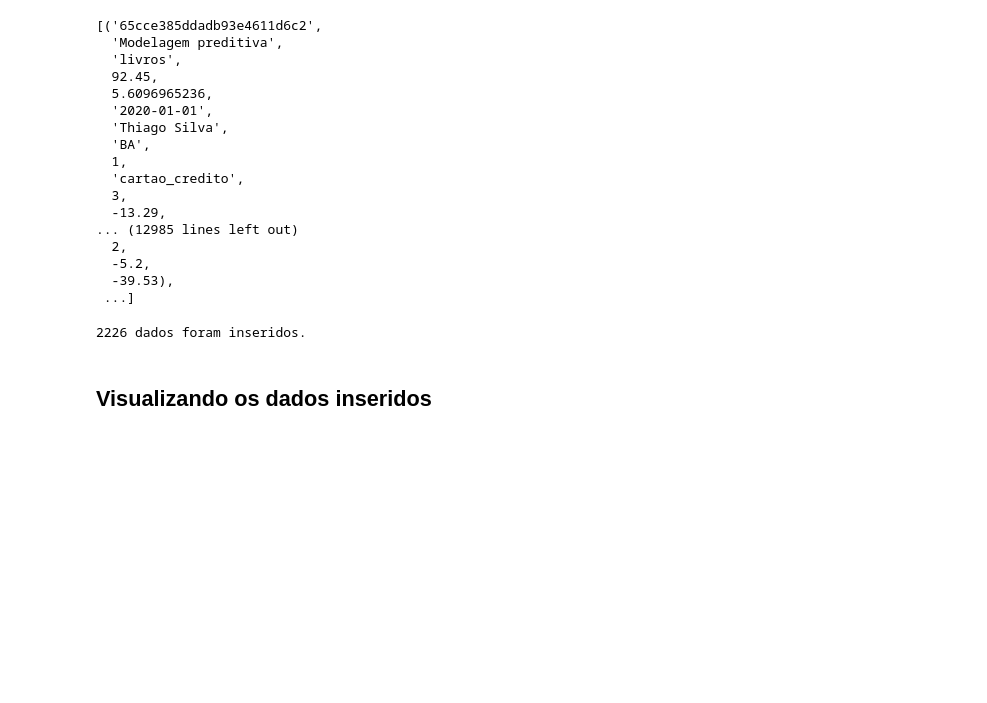
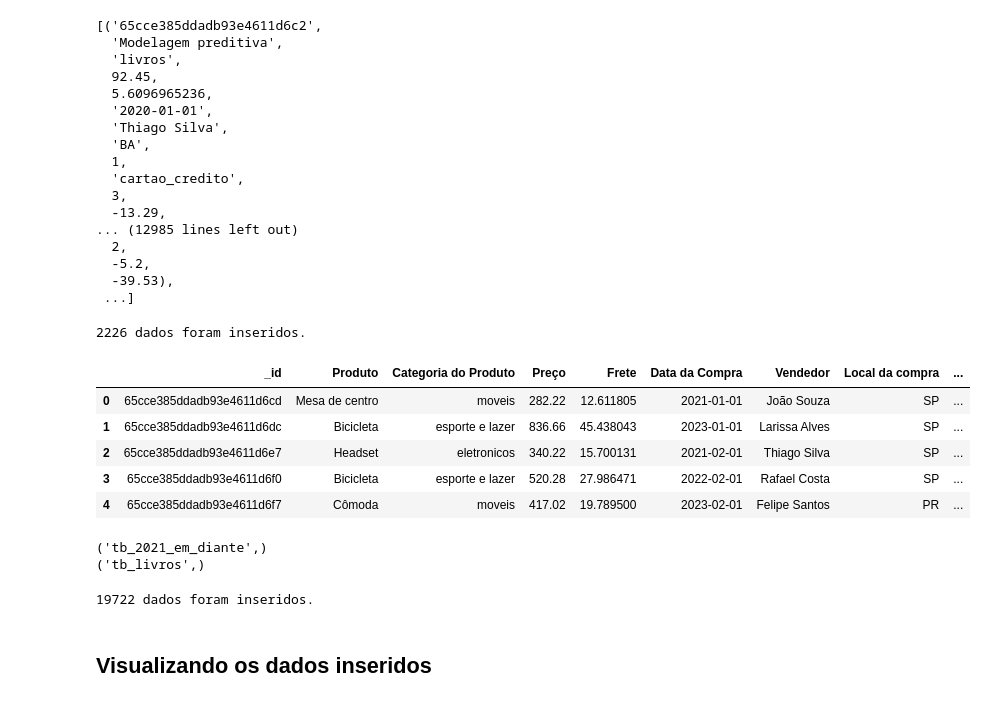
Before and after one commit to ledsouza/pipeline-python-mongo-mysql, a Jupyter notebook: notebooks/save_data_mysql.ipynb, the cells around one changed output. Drawn from its saved outputs; the diff is of its cells as text; code cells hidden in the pictures; blank space fills up the shorter version.

Commit message:
creating tb_2021_em_diante inserting data in tb_2021_em_diante

```diff
--- a/notebooks/save_data_mysql.ipynb
+++ b/notebooks/save_data_mysql.ipynb
@@ -157,3 +157,13 @@ cnx.commit()
 print(cursor.rowcount, "dados foram inseridos.")
 # %% [output]
 2226 dados foram inseridos.
+# %%
+df_2021_em_diante = pd.read_csv("../data/tb_2021_em_diante.csv")
+df_2021_em_diante.head()
+# %% [output]
+|  | _id | Produto | Categoria do Produto | Preço | Frete | Data da Compra | Vendedor | Local da compra | ... |
+| 0 | 65cce385ddadb93e4611d6cd | Mesa de centro | moveis | 282.22 | 12.611805 | 2021-01-01 | João Souza | SP | ... |
+| 1 | 65cce385ddadb93e4611d6dc | Bicicleta | esporte e lazer | 836.66 | 45.438043 | 2023-01-01 | Larissa Alves | SP | ... |
+| 2 | 65cce385ddadb93e4611d6e7 | Headset | eletronicos | 340.22 | 15.700131 | 2021-02-01 | Thiago Silva | SP | ... |
+| 3 | 65cce385ddadb93e4611d6f0 | Bicicleta | esporte e lazer | 520.28 | 27.986471 | 2022-02-01 | Rafael Costa | SP | ... |
+| 4 | 65cce385ddadb93e4611d6f7 | Cômoda | moveis | 417.02 | 19.789500 | 2023-02-01 | Felipe Santos | PR | ... |
@@ -159,0 +192,9 @@ print(cursor.rowcount, "dados foram inseridos.")
+# %%
+cursor.execute("USE dbprodutos;")
+cursor.execute("SHOW TABLES;")
+
+for tb in cursor:
+  print(tb)
+# %% [output]
+('tb_2021_em_diante',)
+('tb_livros',)
@@ -160,2 +207,6 @@ print(cursor.rowcount, "dados foram inseridos.")
+# %%
+print(cursor.rowcount, "dados foram inseridos.")
+# %% [output]
+19722 dados foram inseridos.
 # %% [markdown]
 ## Visualizando os dados inseridos
```
Also changed, not shown: parts of 2 cells of this notebook.
